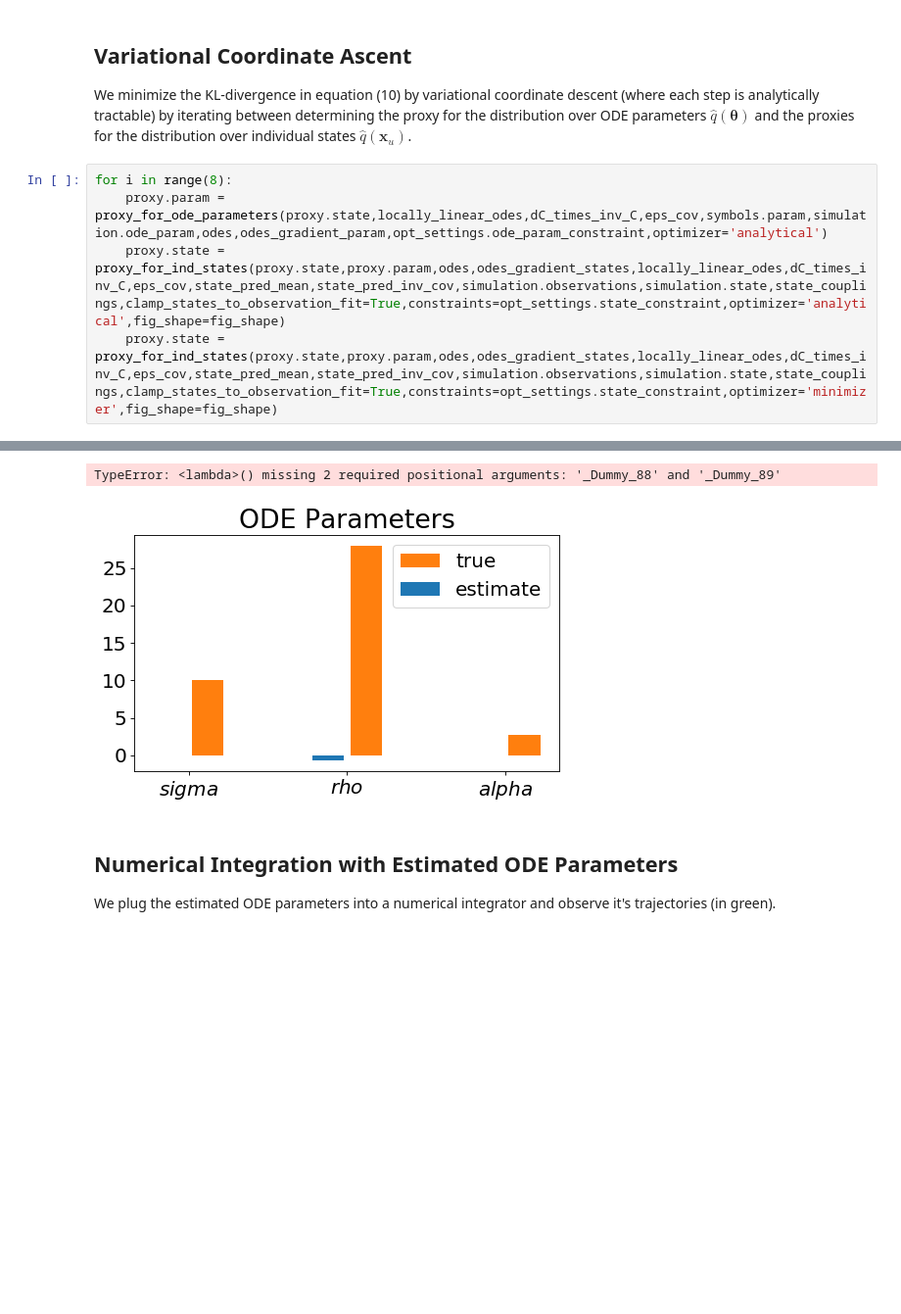
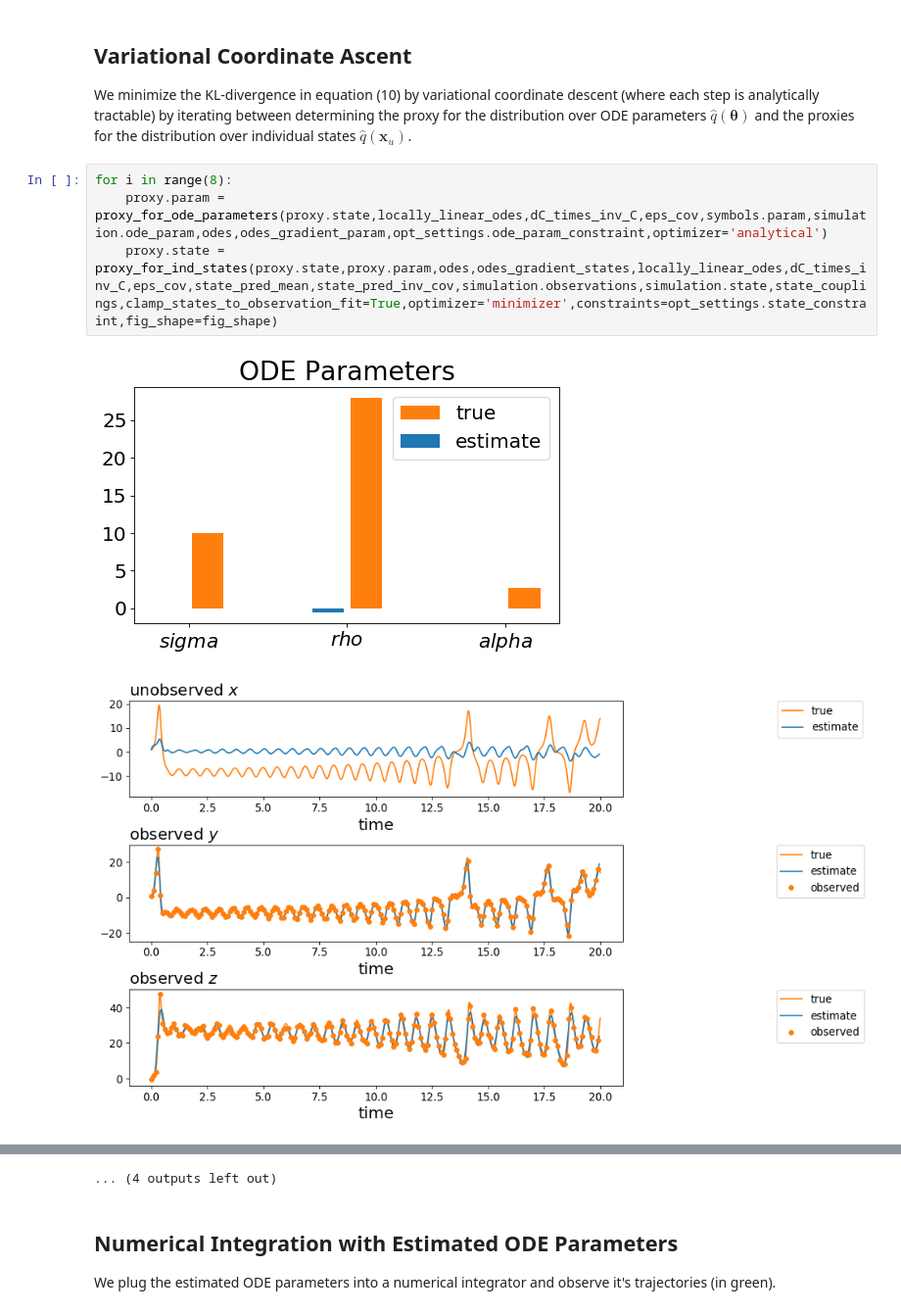
Before and after one commit to ngorbach/Variational_Gradient_Matching_for_Dynamical_Systems, a Jupyter notebook: VGM_for_Lorenz_attractor.ipynb, the cells around one changed output, grey strips where cells are left out. Shown: that part at 98% size. Saved outputs shown, nothing was run; the diff lists cells and outputs as text; blank space fills up the shorter version.

```diff
--- a/VGM_for_Lorenz_attractor.ipynb
+++ b/VGM_for_Lorenz_attractor.ipynb
@@ -298,6 +298,7 @@ We minimize the KL-divergence in equation (10) by variational coordinate descent
 # %%
 for i in range(8):
     proxy.param = proxy_for_ode_parameters(proxy.state,locally_linear_odes,dC_times_inv_C,eps_cov,symbols.param,simulation.ode_param,odes,odes_gradient_param,opt_settings.ode_param_constraint,optimizer='analytical')
-    proxy.state = proxy_for_ind_states(proxy.state,proxy.param,odes,odes_gradient_states,locally_linear_odes,dC_times_inv_C,eps_cov,state_pred_mean,state_pred_inv_cov,simulation.observations,simulation.state,state_couplings,clamp_states_to_observation_fit=True,constraints=opt_settings.state_constraint,optimizer='analytical',fig_shape=fig_shape)
-    proxy.state = proxy_for_ind_states(proxy.state,proxy.param,odes,odes_gradient_states,locally_linear_odes,dC_times_inv_C,eps_cov,state_pred_mean,state_pred_inv_cov,simulation.observations,simulation.state,state_couplings,clamp_states_to_observation_fit=True,constraints=opt_settings.state_constraint,optimizer='minimizer',fig_shape=fig_shape)
+    proxy.state = proxy_for_ind_states(proxy.state,proxy.param,odes,odes_gradient_states,locally_linear_odes,dC_times_inv_C,eps_cov,state_pred_mean,state_pred_inv_cov,simulation.observations,simulation.state,state_couplings,clamp_states_to_observation_fit=True,optimizer='minimizer',constraints=opt_settings.state_constraint,fig_shape=fig_shape)
 # %% [output]
+[figure]
+[figure, added]
@@ -304,5 +315,4 @@ for i in range(8):
-TypeError: <lambda>() missing 2 required positional arguments: '_Dummy_88' and '_Dummy_89'
+... (4 outputs left out)
-[figure]
 # %% [markdown]
 ## Numerical Integration with Estimated ODE Parameters
 
```
Also changed, not shown: parts of 5 cells of this notebook, 11 other files.
